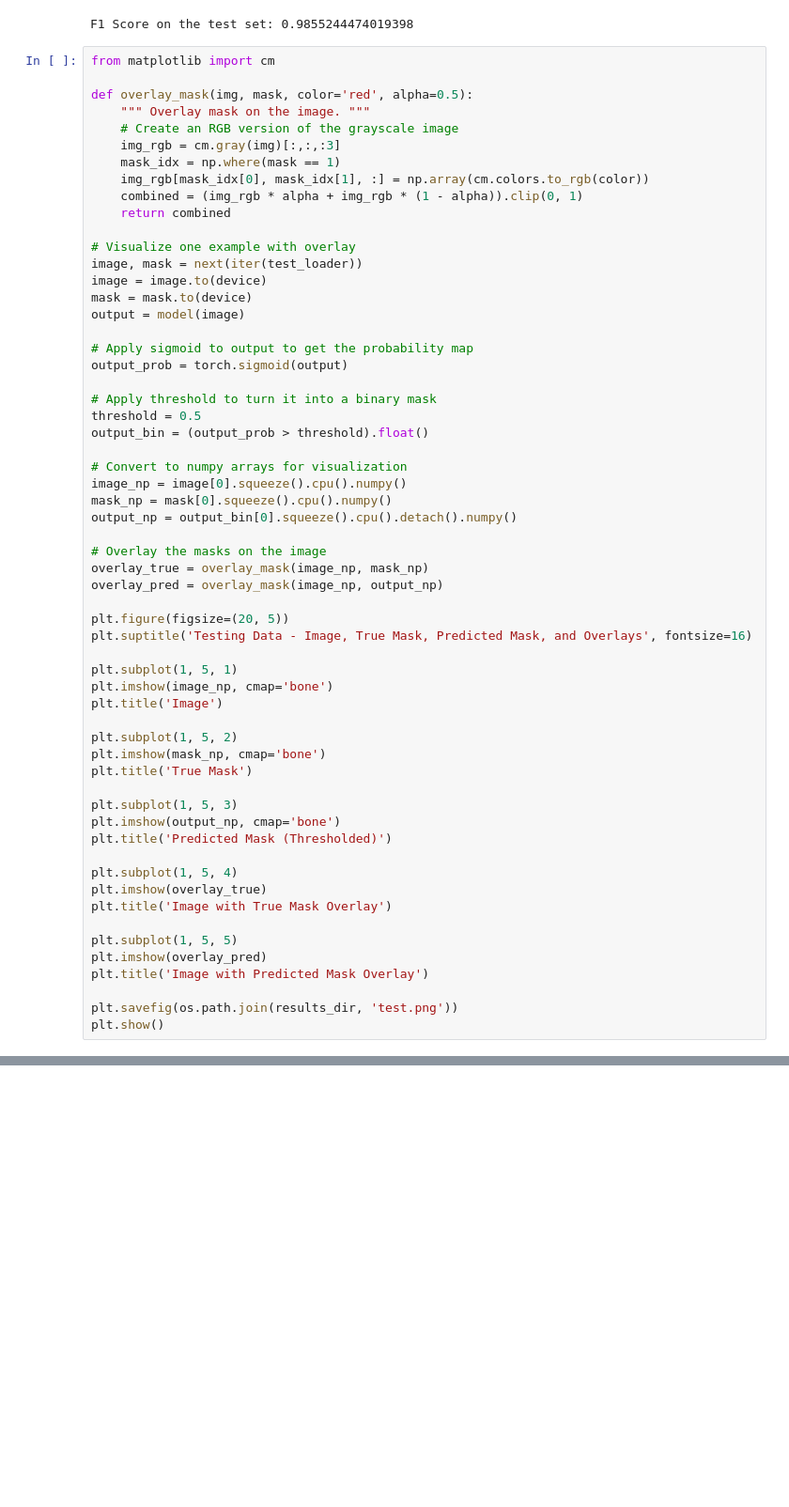
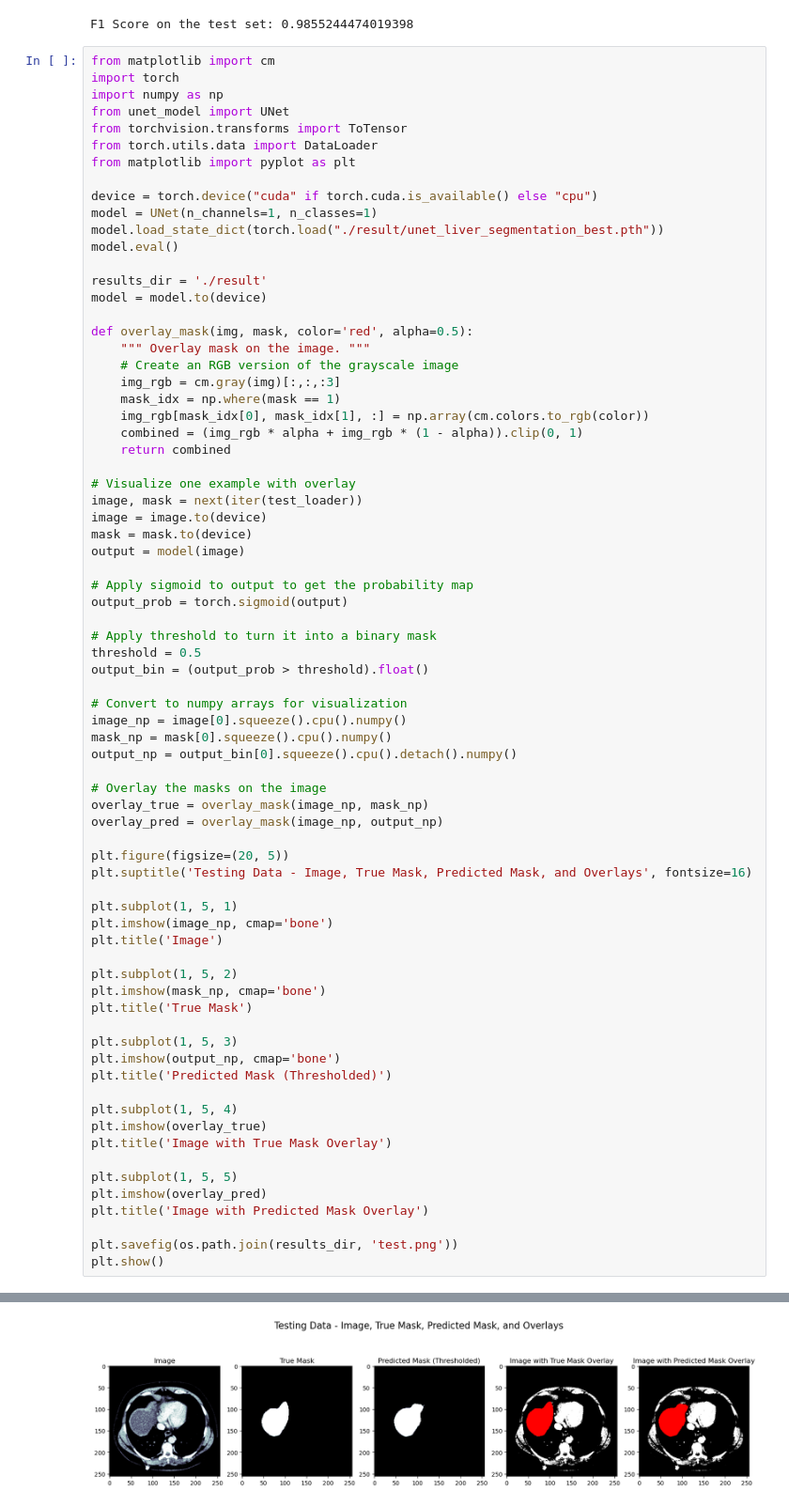
Before and after one commit to syedfahimahmed/liver_tumor_seg, a Jupyter notebook: unet_milestone.ipynb, the cells around one changed output, grey strips where cells are left out. Shown at 94% size. Cells and saved outputs as stored; diff of their text form; blank space fills up the shorter version.

Commit message:
add images

```diff
--- a/unet_milestone.ipynb
+++ b/unet_milestone.ipynb
@@ -490,6 +490,20 @@ print(f'F1 Score on the test set: {test_f1_score}')
 F1 Score on the test set: 0.9855244474019398
 # %%
 from matplotlib import cm
+import torch
+import numpy as np
+from unet_model import UNet
+from torchvision.transforms import ToTensor
+from torch.utils.data import DataLoader
+from matplotlib import pyplot as plt
+
+device = torch.device("cuda" if torch.cuda.is_available() else "cpu")
+model = UNet(n_channels=1, n_classes=1)
+model.load_state_dict(torch.load("./result/unet_liver_segmentation_best.pth"))
+model.eval()
+
+results_dir = './result'
+model = model.to(device)
 
 def overlay_mask(img, mask, color='red', alpha=0.5):
     """ Overlay mask on the image. """
@@ -551,0 +566 @@ ValueError: operands could not be broadcast together with shapes (256,256,3) (25
+[figure, added]
```
Also changed, not shown: parts of 2 cells of this notebook, 3 other files.
